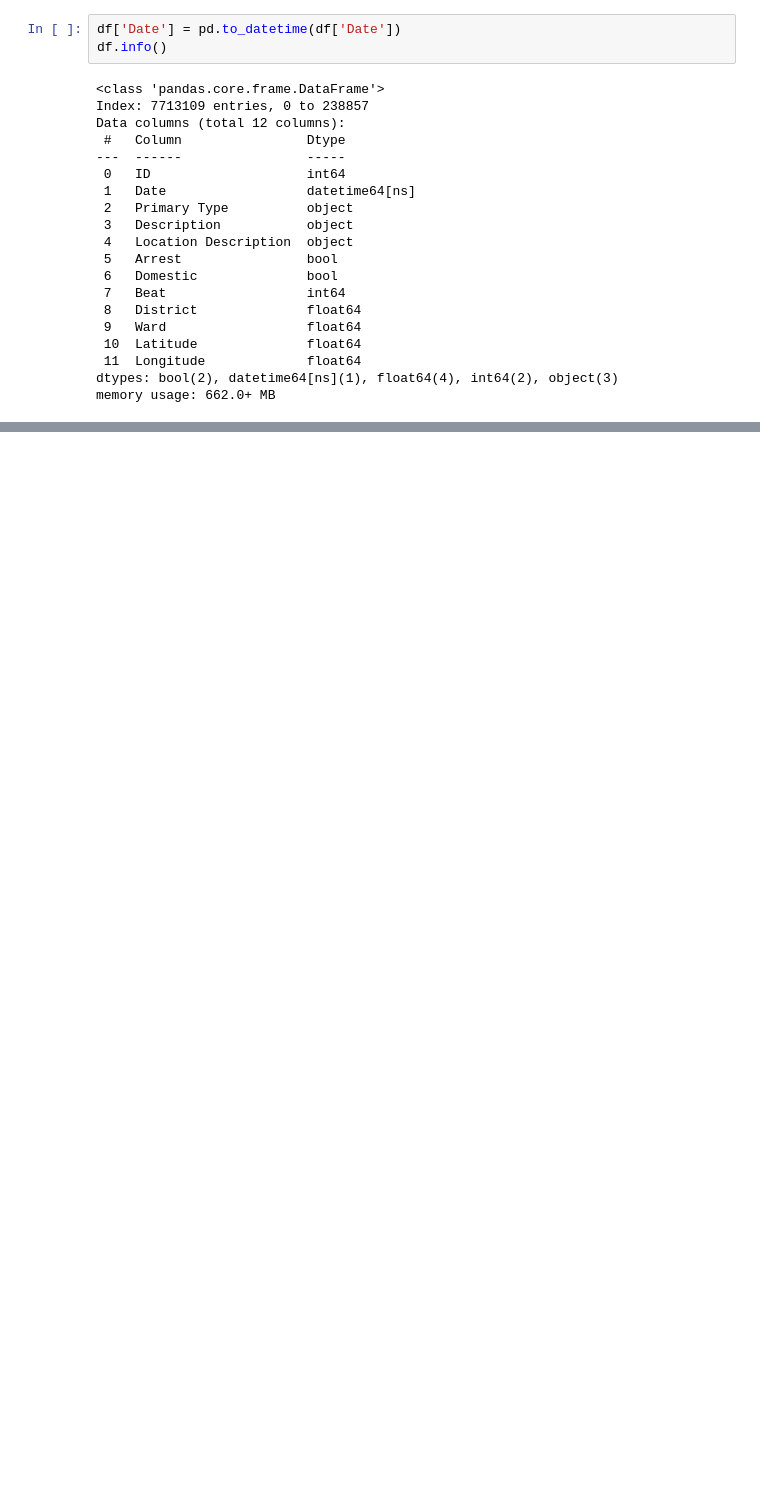
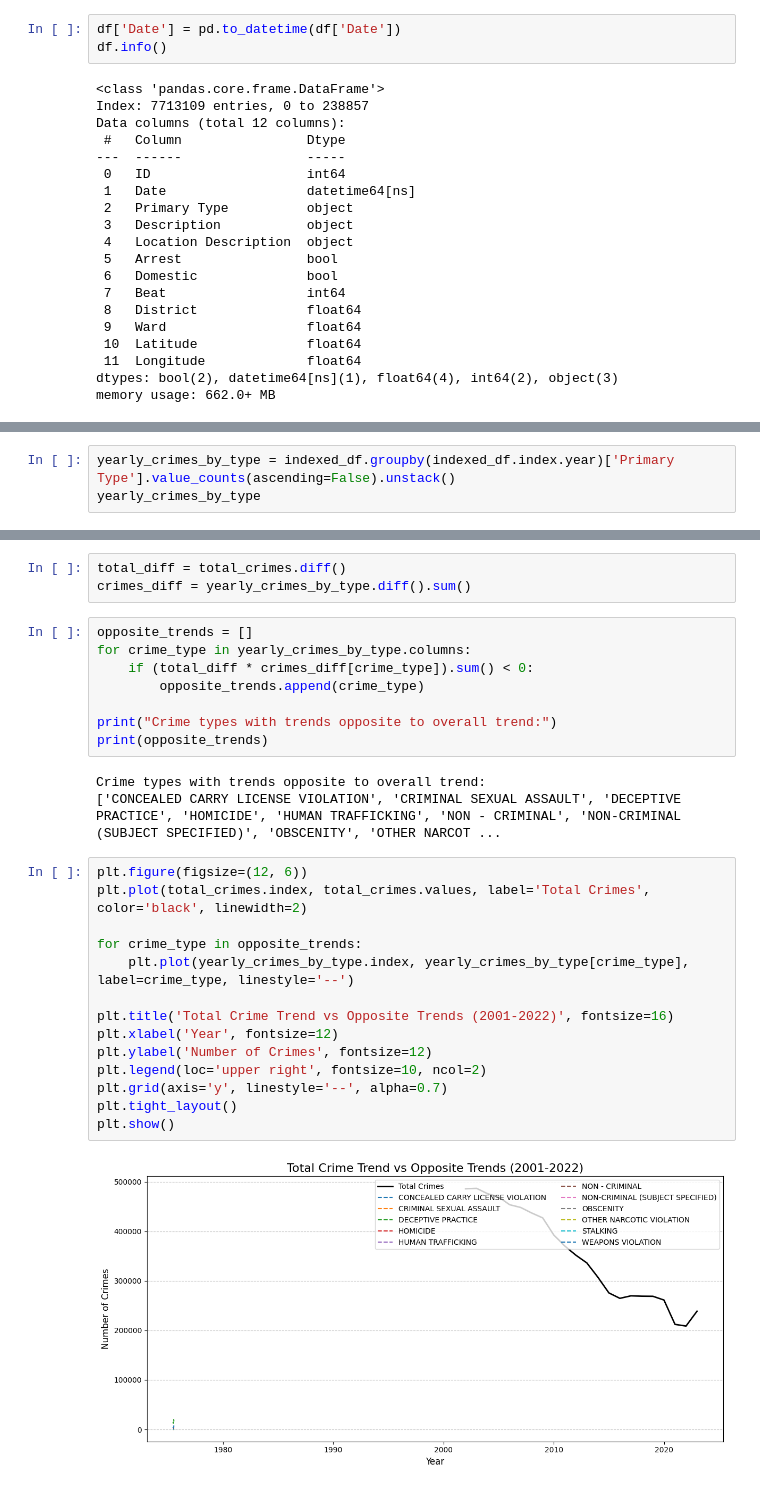
Before and after one commit to SamiOmran/Chicago-Crime-Data, a Jupyter notebook: Chicago_Crimes.ipynb, the cells around one changed output, grey strips where cells are left out. Drawn from its saved outputs; the diff is of its cells as text; blank space fills up the shorter version.

```diff
--- a/Chicago_Crimes.ipynb
+++ b/Chicago_Crimes.ipynb
@@ -99,0 +179,3 @@ True
+# %%
+yearly_crimes_by_type = indexed_df.groupby(indexed_df.index.year)['Primary Type'].value_counts(ascending=False).unstack()
+yearly_crimes_by_type
@@ -99,0 +202,30 @@ True
+# %%
+total_diff = total_crimes.diff()
+crimes_diff = yearly_crimes_by_type.diff().sum()
+# %%
+opposite_trends = []
+for crime_type in yearly_crimes_by_type.columns:
+    if (total_diff * crimes_diff[crime_type]).sum() < 0:
+        opposite_trends.append(crime_type)
+
+print("Crime types with trends opposite to overall trend:")
+print(opposite_trends)
+# %% [output]
+Crime types with trends opposite to overall trend:
+['CONCEALED CARRY LICENSE VIOLATION', 'CRIMINAL SEXUAL ASSAULT', 'DECEPTIVE PRACTICE', 'HOMICIDE', 'HUMAN TRAFFICKING', 'NON - CRIMINAL', 'NON-CRIMINAL (SUBJECT SPECIFIED)', 'OBSCENITY', 'OTHER NARCOT ...
+# %%
+plt.figure(figsize=(12, 6))
+plt.plot(total_crimes.index, total_crimes.values, label='Total Crimes', color='black', linewidth=2)
+
+for crime_type in opposite_trends:
+    plt.plot(yearly_crimes_by_type.index, yearly_crimes_by_type[crime_type], label=crime_type, linestyle='--')
+
+plt.title('Total Crime Trend vs Opposite Trends (2001-2022)', fontsize=16)
+plt.xlabel('Year', fontsize=12)
+plt.ylabel('Number of Crimes', fontsize=12)
+plt.legend(loc='upper right', fontsize=10, ncol=2)
+plt.grid(axis='y', linestyle='--', alpha=0.7)
+plt.tight_layout()
+plt.show()
+# %% [output]
+[figure, added]
```
Also changed, not shown: parts of 53 cells of this notebook.
